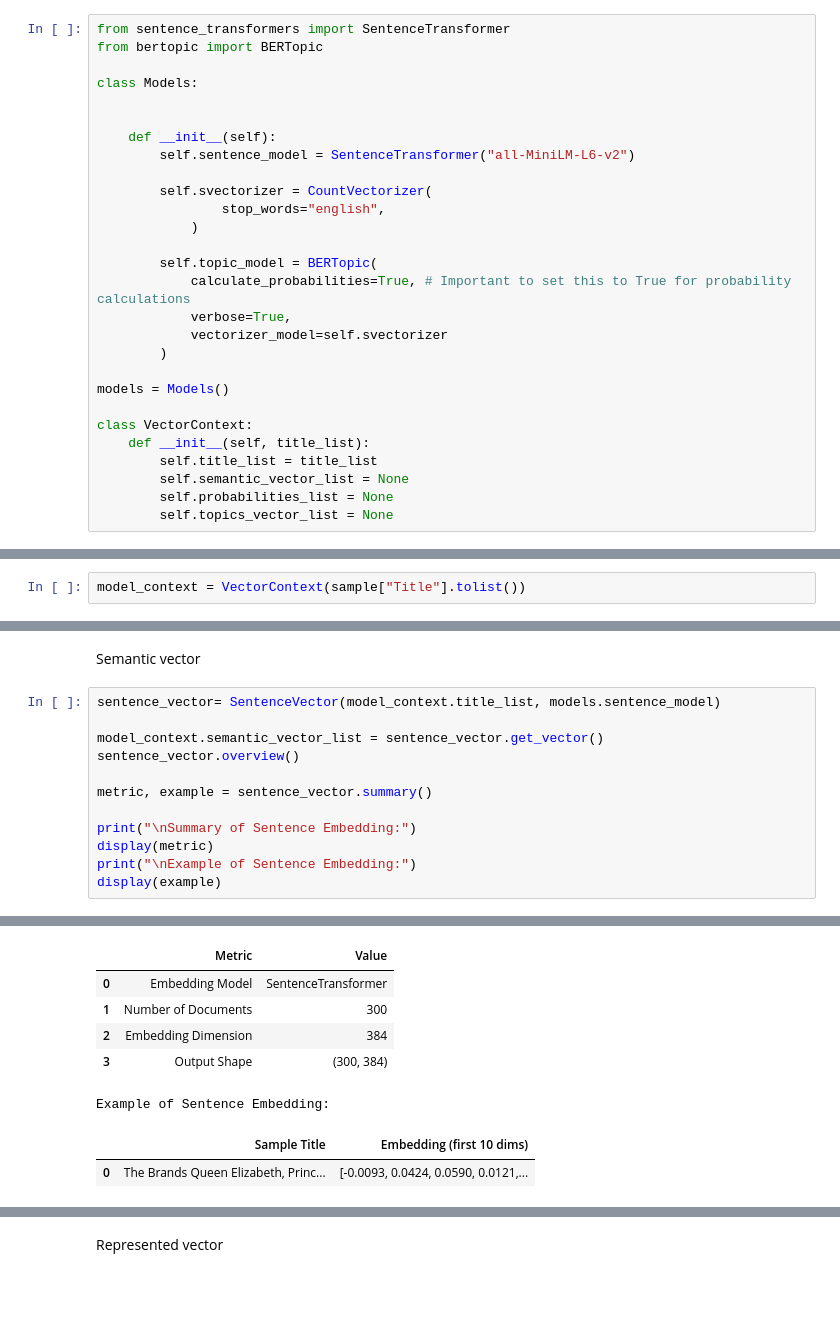
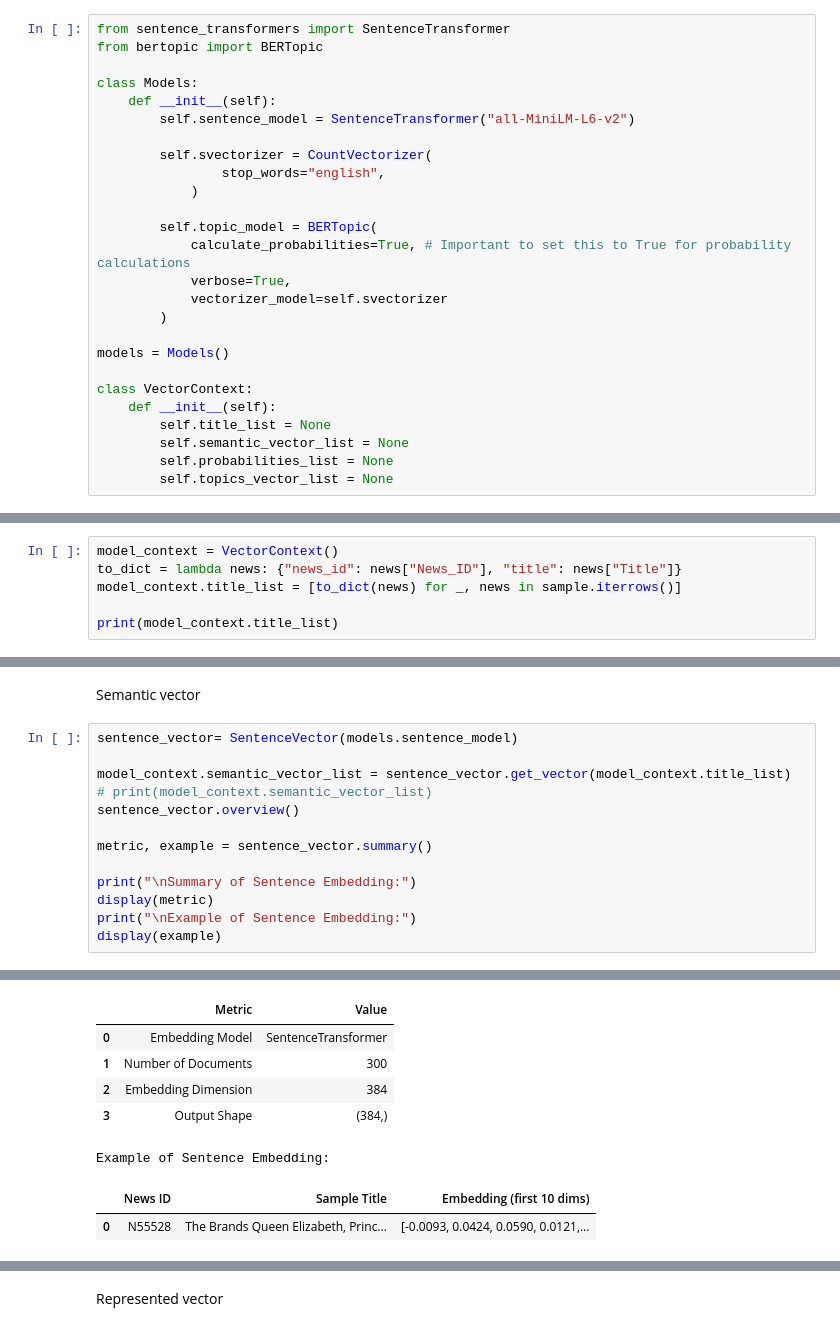
Before and after one commit to MinDag0612/news-recommendation-system, a Jupyter notebook: notebooks/dataset_analysis.ipynb, the cells around one changed output, grey strips where cells are left out. Cells and saved outputs as stored; diff of their text form; blank space fills up the shorter version.

```diff
--- a/notebooks/dataset_analysis.ipynb
+++ b/notebooks/dataset_analysis.ipynb
@@ -110,8 +110,6 @@ from sentence_transformers import SentenceTransformer
 from bertopic import BERTopic
 
 class Models:
-
-
     def __init__(self):
         self.sentence_model = SentenceTransformer("all-MiniLM-L6-v2")
 
@@ -128,8 +126,8 @@ class Models:
 models = Models()
 
 class VectorContext:
-    def __init__(self, title_list):
-        self.title_list = title_list
+    def __init__(self):
+        self.title_list = None
         self.semantic_vector_list = None
         self.probabilities_list = None
         self.topics_vector_list = None
@@ -330,4 +405,8 @@ class BERTopicVector(Vector):
 # %% [markdown]
 Title list
 # %%
-model_context = VectorContext(sample["Title"].tolist())
+model_context = VectorContext()
+to_dict = lambda news: {"news_id": news["News_ID"], "title": news["Title"]}
+model_context.title_list = [to_dict(news) for _, news in sample.iterrows()]
+
+print(model_context.title_list)
@@ -334,9 +415,10 @@ model_context = VectorContext(sample["Title"].tolist())
 # %% [markdown]
 Semantic vector
 # %%
-sentence_vector= SentenceVector(model_context.title_list, models.sentence_model)
+sentence_vector= SentenceVector(models.sentence_model)
 
-model_context.semantic_vector_list = sentence_vector.get_vector()
+model_context.semantic_vector_list = sentence_vector.get_vector(model_context.title_list)
+# print(model_context.semantic_vector_list)
 sentence_vector.overview()
 
 metric, example = sentence_vector.summary()
@@ -356,14 +438,14 @@ Shape     : (300, 384)
 
 First vector (first 10 values):
 [-0.0093  0.0424  0.059   0.0121  0.0334  0.0196  0.0274 -0.0615 -0.0362 -0.039 ] ...
 
 Summary of Sentence Embedding:
 |  | Metric | Value |
 | 0 | Embedding Model | SentenceTransformer |
 | 1 | Number of Documents | 300 |
 | 2 | Embedding Dimension | 384 |
-| 3 | Output Shape | (300, 384) |
+| 3 | Output Shape | (384,) |
 Example of Sentence Embedding:
-|  | Sample Title | Embedding (first 10 dims) |
-| 0 | The Brands Queen Elizabeth, Princ... | [-0.0093, 0.0424, 0.0590, 0.0121,... |
+|  | News ID | Sample Title | Embedding (first 10 dims) |
+| 0 | N55528 | The Brands Queen Elizabeth, Princ... | [-0.0093, 0.0424, 0.0590, 0.0121,... |
 # %%
```
Also changed, not shown: parts of 12 cells of this notebook.
